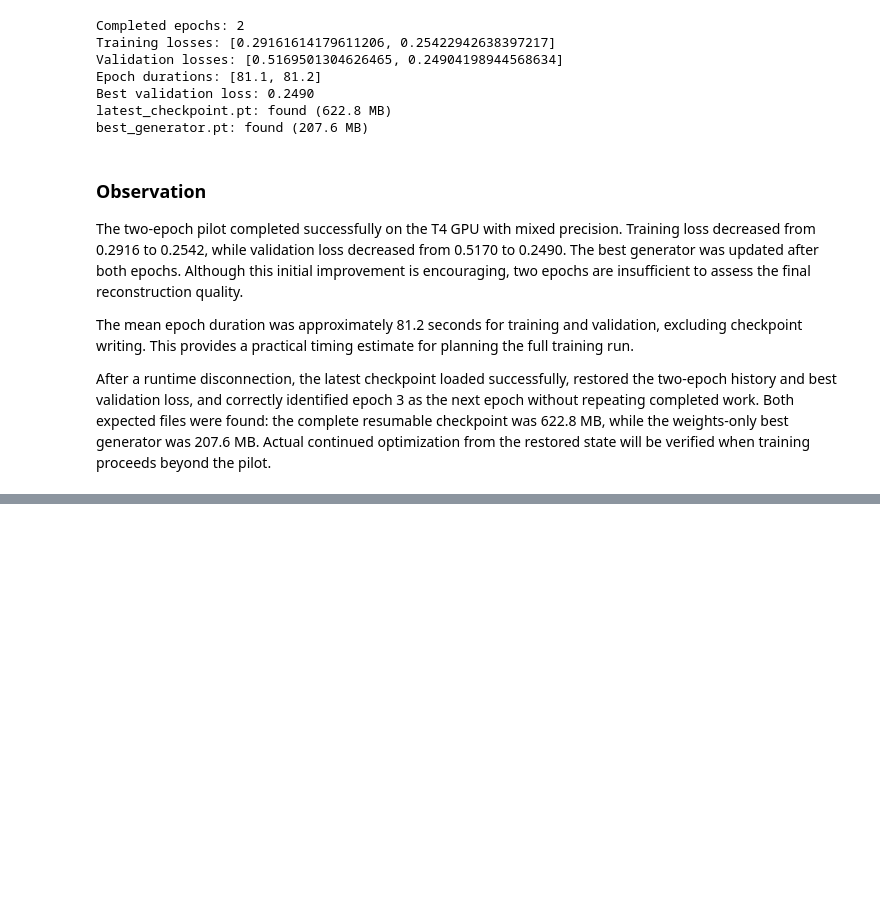
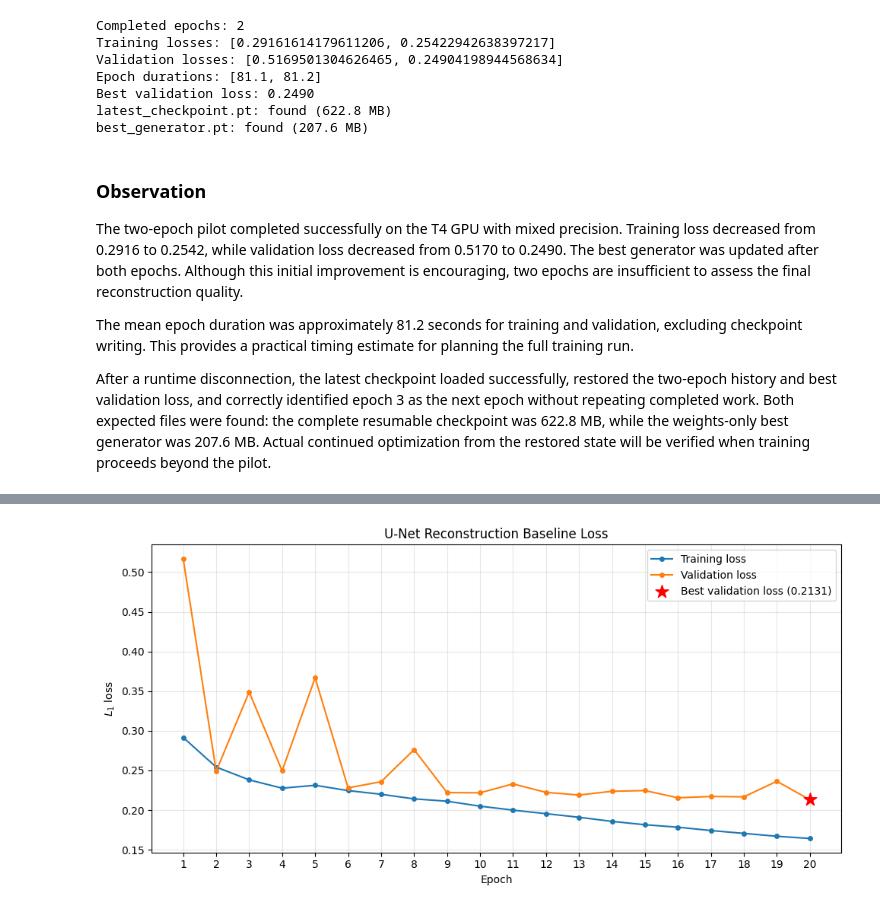
Before and after one commit to Vanya2307/Sketch2Furniture-Generation, a Jupyter notebook: notebooks/03_unet_baseline.ipynb, the cells around one changed output, grey strips where cells are left out. Saved outputs shown, nothing was run; the diff lists cells and outputs as text; code cells hidden in the pictures; blank space fills up the shorter version.

Commit message:
Add full U-Net training and validation predictions

```diff
--- a/notebooks/03_unet_baseline.ipynb
+++ b/notebooks/03_unet_baseline.ipynb
@@ -120,6 +120,9 @@ CKPT_DIR.mkdir(
 LATEST_CHECKPOINT_PATH = CKPT_DIR / "latest_checkpoint.pt"
 BEST_GENERATOR_PATH = CKPT_DIR / "best_generator.pt"
 
+FIGURE_DIR = DRIVE_ROOT / "figures"
+FIGURE_DIR.mkdir(parents=True, exist_ok=True)
+
 archive_size_gib = ARCHIVE_PATH.stat().st_size / (1024 ** 3)
 
 print(f"Drive root: {DRIVE_ROOT}")
@@ -1510,0 +1682,63 @@ After a runtime disconnection, the latest checkpoint loaded successfully, restor
+# %%
+# Plot Full Training History
+
+if history is not None and history.get("train_loss"):
+    train_losses = history["train_loss"]
+    validation_losses = history["validation_loss"]
+    epochs = range(1, len(train_losses) + 1)
+
+    best_epoch = (
+        min(
+            range(len(validation_losses)),
+            key=validation_losses.__getitem__,
+        )
+        + 1
+    )
+    best_loss = validation_losses[best_epoch - 1]
+
+    fig, ax = plt.subplots(figsize=(10, 5))
+
+    ax.plot(
+        epochs,
+        train_losses,
+        marker="o",
+        markersize=4,
+        label="Training loss",
+    )
+    ax.plot(
+        epochs,
+        validation_losses,
+        marker="o",
+        markersize=4,
+        label="Validation loss",
+    )
+    ax.scatter(
+        best_epoch,
+        best_loss,
+        color="red",
+        marker="*",
+        s=160,
+        zorder=3,
+        label=f"Best validation loss ({best_loss:.4f})",
+    )
+
+    ax.set_title("U-Net Reconstruction Baseline Loss")
+    ax.set_xlabel("Epoch")
+    ax.set_ylabel(r"$L_1$ loss")
+    ax.set_xticks(list(epochs))
+    ax.grid(alpha=0.3)
+    ax.legend()
+
+    plt.tight_layout()
+
+    fig.savefig(
+        FIGURE_DIR / "unet_baseline_loss.png",
+        dpi=150,
+        bbox_inches="tight",
+    )
+
+    plt.show()
+else:
+    print("Full training history is unavailable.")
+# %% [output]
+[figure, added]
```
Also changed, not shown: parts of 11 cells of this notebook.
